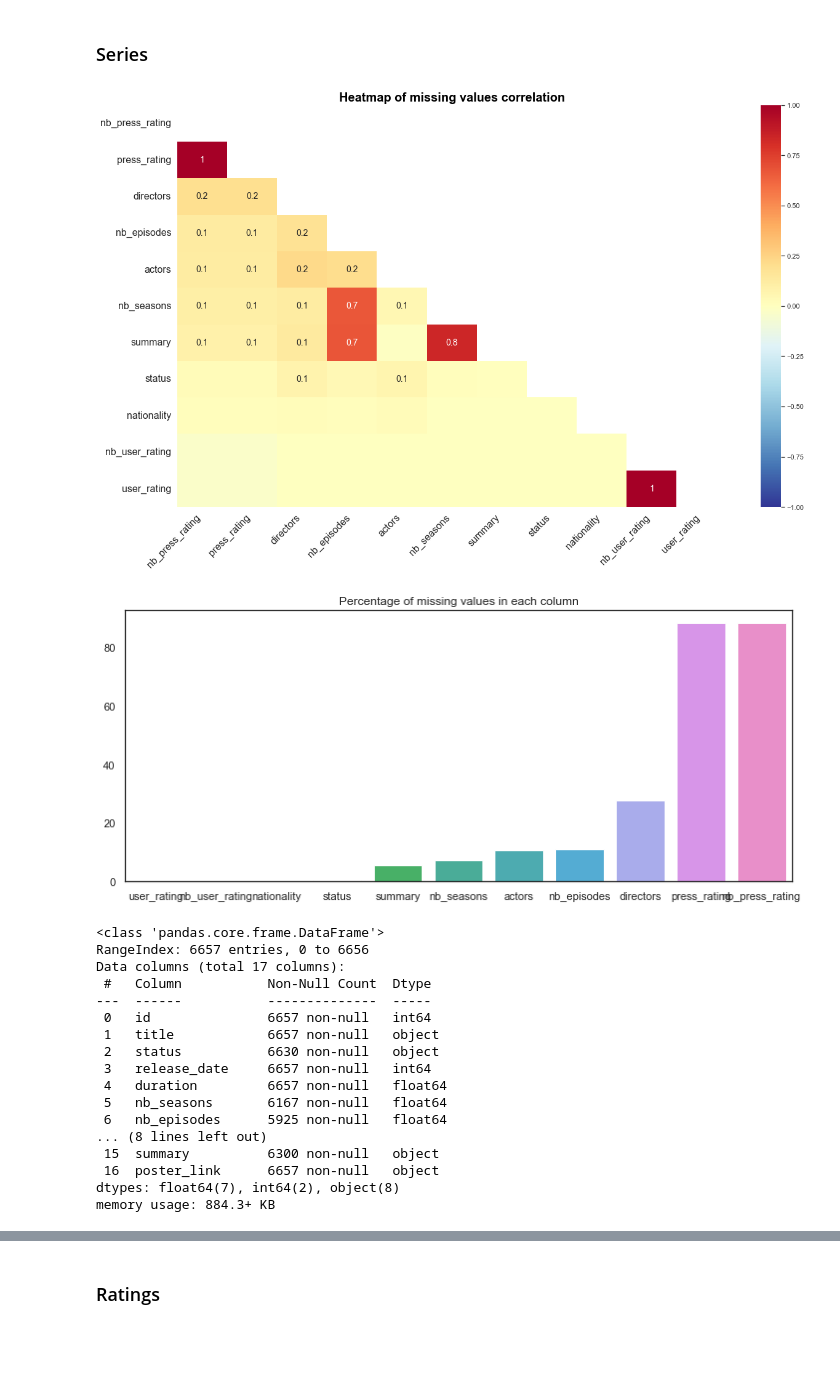
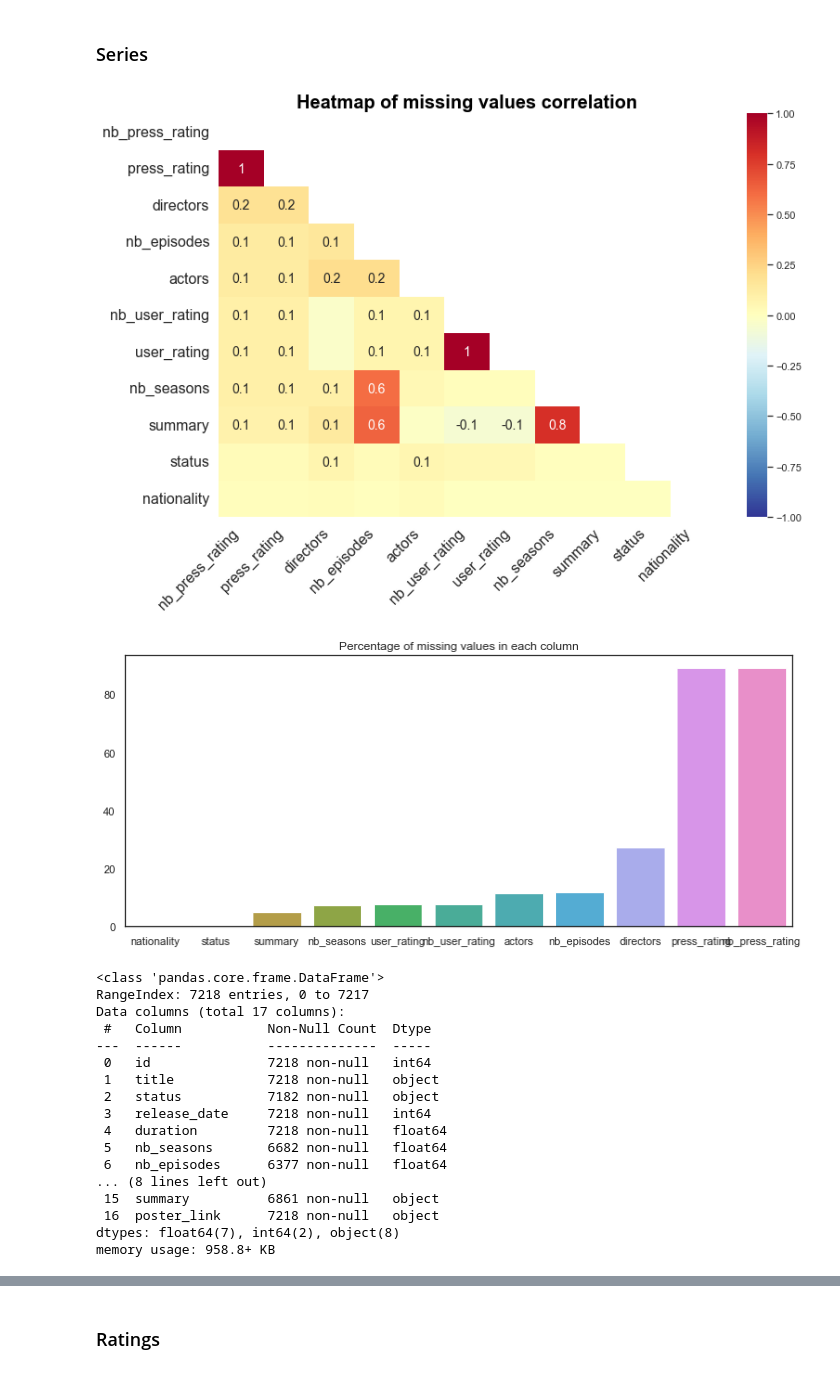
Before and after one commit to Bastien-LDC/Allocine-Recommender-System, a Jupyter notebook: Data Analysis/Allocine_Data_Analysis.ipynb, the cells around one changed output, grey strips where cells are left out. Drawn from its saved outputs; the diff is of its cells as text; code cells hidden in the pictures; blank space fills up the shorter version.

Commit message:
Scraping user rating into folds+updt data cleaning

```diff
--- a/Data Analysis/Allocine_Data_Analysis.ipynb
+++ b/Data Analysis/Allocine_Data_Analysis.ipynb
@@ -78,8 +102,9 @@ def load_csv():
     series = pd.read_csv(f"{root_path}allocine_series_600p.csv")
     press_movies = pd.read_csv(f"{root_path}press_ratings_movies_600p.csv")
     press_series = pd.read_csv(f"{root_path}press_ratings_series_600p.csv")
-    user_movies = pd.read_csv(f"{root_path}user_ratings_movies.csv")
-    user_series = pd.read_csv(f"{root_path}user_ratings_series.csv")
+    user_movies = pd.read_csv(f"{root_path}user_ratings_movies_600p.csv")
+    user_series = pd.read_csv(f"{root_path}user_ratings_series_600p.csv")
+    #user_series = pd.read_csv(f"../Series/Ratings/Webscraping_Series_Ratings_user_ratings_series_#1-1.csv")
     return {"movies":movies, "series":series, "press_movies":press_movies, "press_series":press_series, "user_movies":user_movies, "user_series":user_series}
 data = load_csv()
 movies, series, press_movies, press_series, user_movies, user_series = data["movies"], data["series"], data["press_movies"], data["press_series"], data["user_movies"], data["user_series"]
@@ -110,7 +137,7 @@ def display_stats(df: pd.DataFrame,chart_type: str):
     if missing_values.sum() > 0:
         # Graph of number of missing values by column
         if chart_type == "heatmap":
-            msno.heatmap(df, cmap="RdYlBu_r", sort="ascending") # Useful to know the correlation between the missing values
+            msno.heatmap(df, figsize=(12,8), cmap="RdYlBu_r", sort="ascending") # Useful to know the correlation between the missing values
             plt.title("Heatmap of missing values correlation", fontsize=20, fontweight="bold", color="black")
         elif chart_type == "bar":
             msno.bar(df, figsize=(12,8), color=(round(rd.random(),2),round(rd.random(),2),round(rd.random(),2)), sort="descending")
@@ -576,7 +686,8 @@ def impute_missing_duration(df_key: str):
     From the m/s_genres_df DataFrames, we order the genres by the number of movies/series with that genre.
     We then compute the median duration of the movies/series with that genre.
     Finally, we impute the missing duration of the movies/series with the median duration of the movies/series with the most popular genre among their genres.
-    :param df_key: Key of the dataframe in the data dictionary to impute the missing duration.
+    We choose the median as it is more robust than the mean duration.
+    :param df_key: Key of the dataframe in the data dictionary to impute the missing duration from.
     :return: The imputed dataframe.
     '''
     # Get dataframe from key
@@ -587,7 +698,7 @@ def impute_missing_duration(df_key: str):
         # Get the movies/serie with missing duration
         df_na_duration = df[df["duration"].isna()]
         for index, row in df_na_duration.iterrows():
-            # Get the genre rows of each movies/series from the m/s_genres_df DataFrame
+            # Get the genre rows of each movies/series genres from the m/s_genres_df DataFrame
             na_duration_genres = genres_df.loc[genres_df.genres.isin(row["genres"])]
             # Get the genre with the most movies/series from the na_duration_genres DataFrame
             most_pop_genre = na_duration_genres.sort_values(by = f"nb_{df_key}", ascending = False).iloc[0]["genres"]
@@ -604,9 +715,10 @@ series = impute_missing_duration("series")
 #### Drop missing ratings and NA threshold
 # %%
 # Drop series with no press AND no user ratings
-s_na_ratings = series[series["press_rating"].isna()][series["user_rating"].isna()].shape[0]
-series.dropna(subset=["nb_press_rating","nb_user_rating","press_rating","user_rating"], inplace=True, how="all")
+'''s_na_ratings = series[series["press_rating"].isna()][series["user_rating"].isna()].shape[0]
+series.dropna(subset=["press_rating","user_rating"], inplace=True, how="all")
 series.reset_index(drop=True, inplace=True)
 print(f"Number of series with no ratings: {s_na_ratings}")
-print("--> All series with no ratings removed")
+print("--> All series with no ratings removed")'''
+# IT WILL BE USED LATER WHEN BUILDING THE RECOMMANDATION MODELS
 # %% [output]
@@ -721,26 +831,25 @@ memory usage: 925.7+ KB
 # %%
 s_clean = series.copy()
 # %%
-s_stats = display_stats(s_clean, "heatmap")
-s_stats
+display_stats(s_clean, "heatmap")
 # %% [output]
-[figure, old version]
+[figure, new version]
-[figure, old version]
+[figure, new version]
 <class 'pandas.core.frame.DataFrame'>
-RangeIndex: 6657 entries, 0 to 6656
+RangeIndex: 7218 entries, 0 to 7217
 Data columns (total 17 columns):
  #   Column           Non-Null Count  Dtype
 ---  ------           --------------  -----
- 0   id               6657 non-null   int64
- 1   title            6657 non-null   object
- 2   status           6630 non-null   object
- 3   release_date     6657 non-null   int64
- 4   duration         6657 non-null   float64
- 5   nb_seasons       6167 non-null   float64
- 6   nb_episodes      5925 non-null   float64
+ 0   id               7218 non-null   int64
+ 1   title            7218 non-null   object
+ 2   status           7182 non-null   object
+ 3   release_date     7218 non-null   int64
+ 4   duration         7218 non-null   float64
+ 5   nb_seasons       6682 non-null   float64
+ 6   nb_episodes      6377 non-null   float64
 ... (8 lines left out)
- 15  summary          6300 non-null   object
- 16  poster_link      6657 non-null   object
+ 15  summary          6861 non-null   object
+ 16  poster_link      7218 non-null   object
 dtypes: float64(7), int64(2), object(8)
-memory usage: 884.3+ KB
+memory usage: 958.8+ KB
 |  | id | release_date | duration | nb_seasons | nb_episodes | press_rating | nb_press_rating | user_rating | ... |
```
Also changed, not shown: parts of 42 cells of this notebook, 1 other file.
